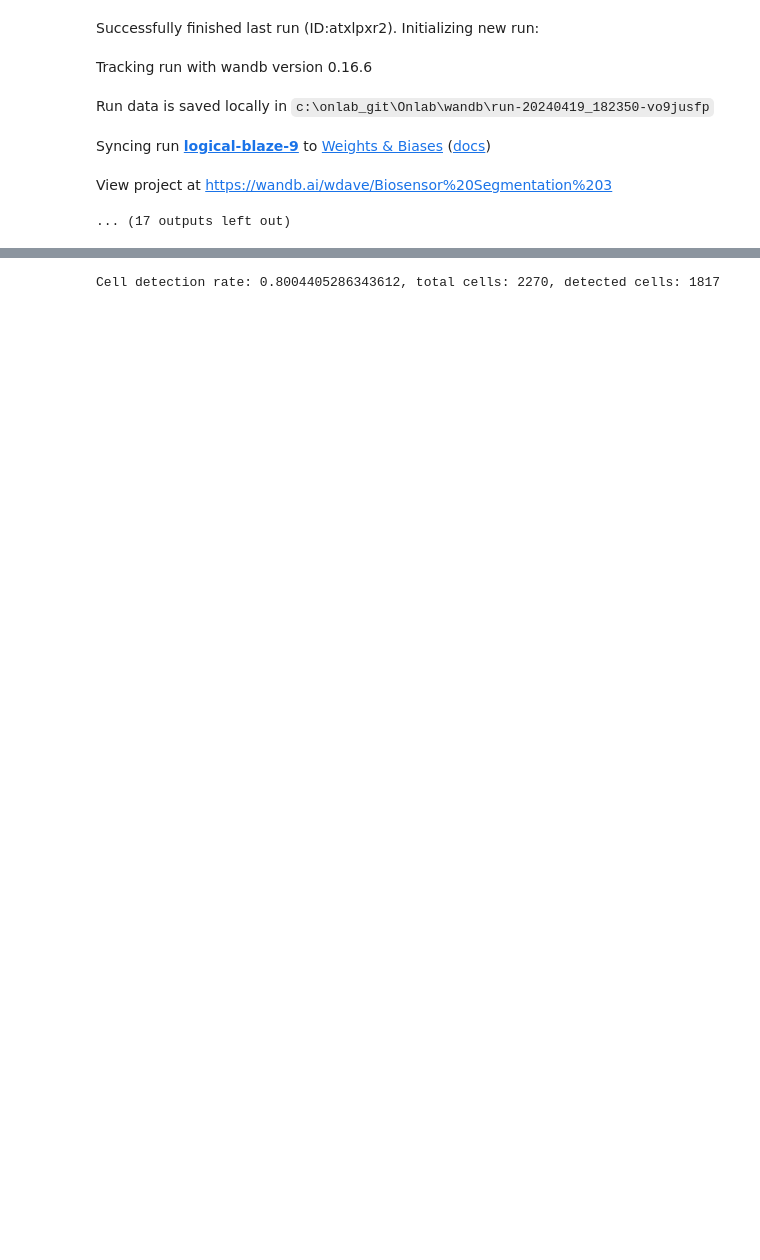
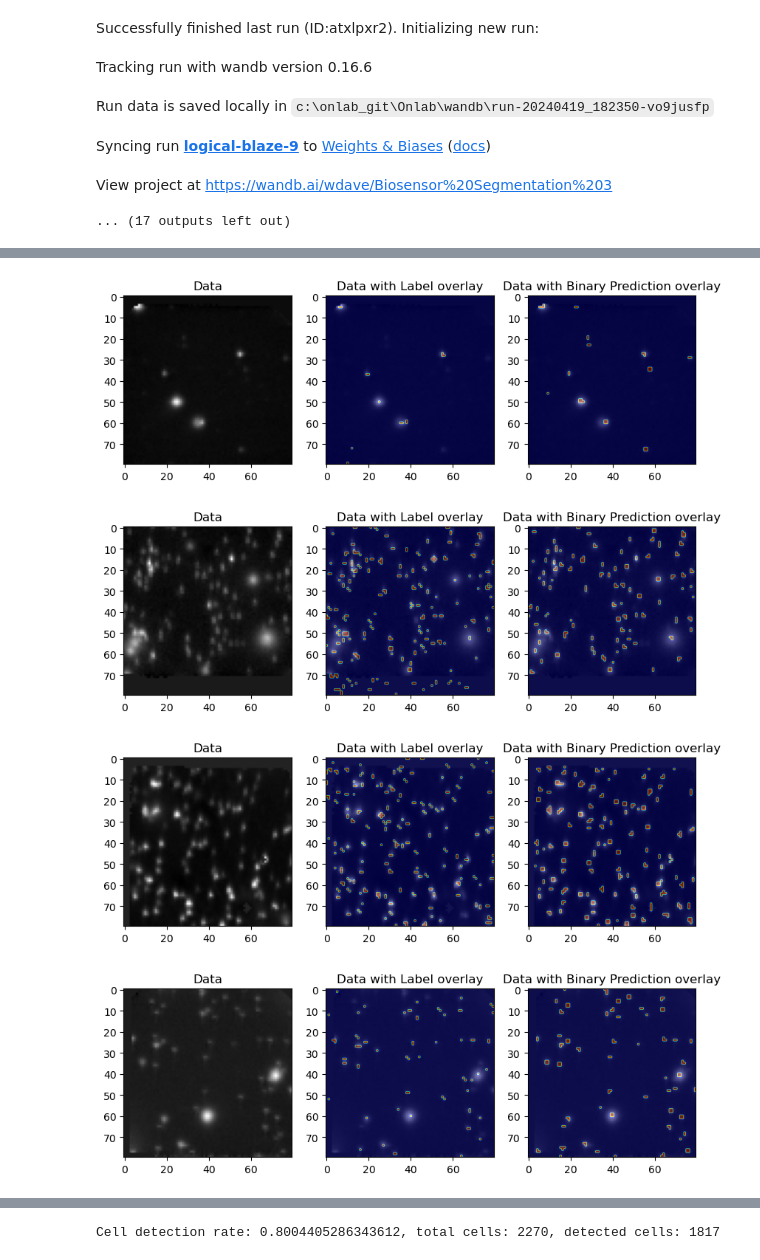
Before and after one commit to wittmajerd/U-Net-and-SRU-Net-segmentation, a Jupyter notebook: U-Net.ipynb, the cells around one changed output, grey strips where cells are left out. Cells and saved outputs as stored; diff of their text form; code cells hidden in the pictures; blank space fills up the shorter version.

```diff
--- a/U-Net.ipynb
+++ b/U-Net.ipynb
@@ -148,0 +152,25 @@ for i in range(len(data)):
+# %%
+# Plot the data, the labels, and the predictions
+for i in range(len(data)):
+    plt.figure(figsize=(10, 10))
+
+    plt.subplot(1, 3, 1)
+    plt.imshow(data[i].cpu().numpy()[-1], cmap='gray')
+    plt.title('Data')
+
+    plt.subplot(1, 3, 2)
+    plt.imshow(data[i].cpu().numpy()[-1], cmap='gray')
+    plt.imshow(np.squeeze(labels[i]), cmap='jet', alpha=0.5)
+    plt.title('Data with Label overlay')
+
+    plt.subplot(1, 3, 3)
+    plt.imshow(data[i].cpu().numpy()[-1], cmap='gray')
+    plt.imshow(np.squeeze(binary_predictions[i]), cmap='jet', alpha=0.5)
+    plt.title('Data with Binary Prediction overlay')
+
+    plt.show()
+# %% [output]
+[figure, added]
+[figure, added]
+[figure, added]
+[figure, added]
```
Also changed, not shown: parts of 5 cells of this notebook, 2 other files.
